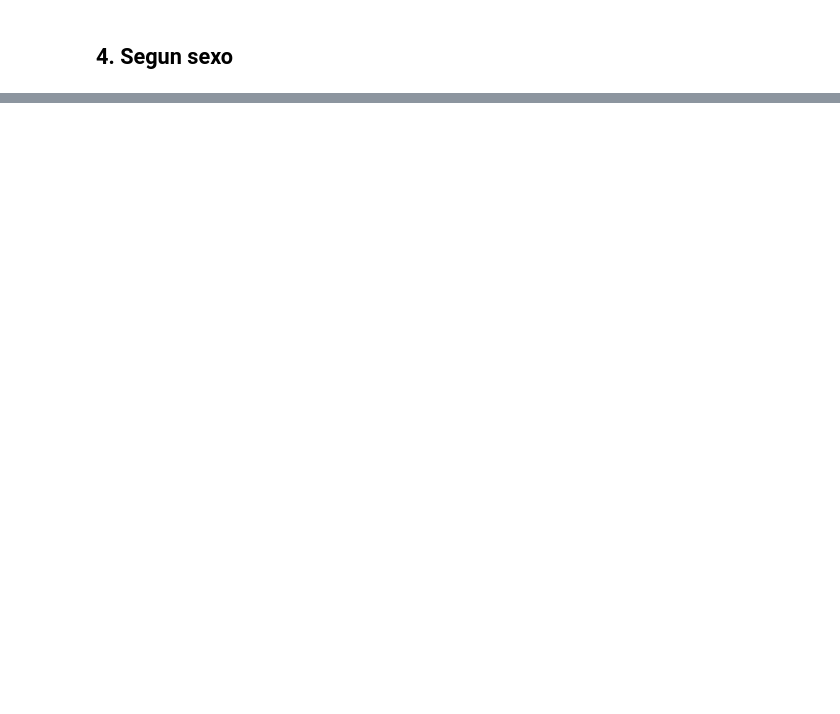
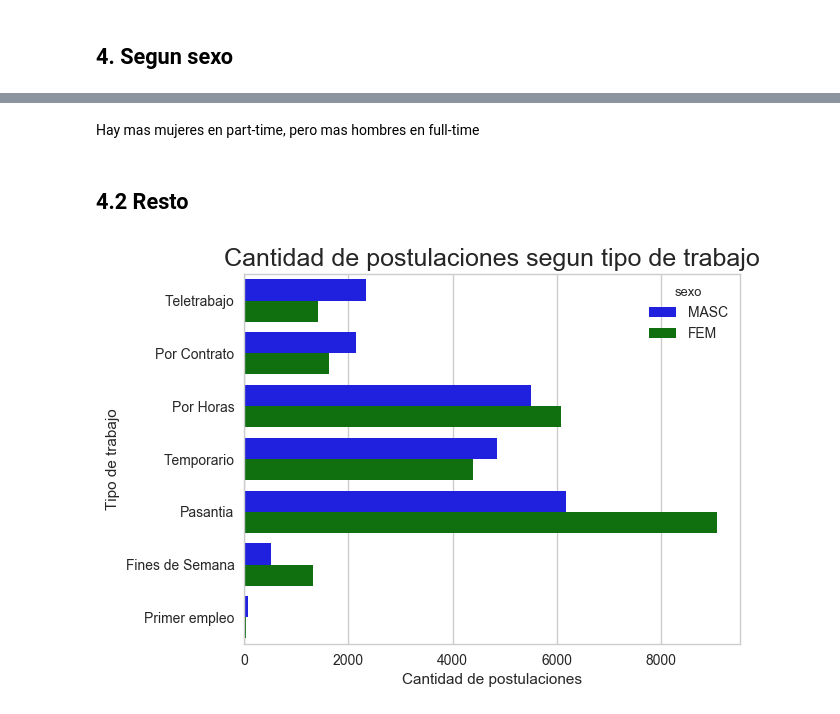
Before and after one commit to GastonMontes/75.06-Datos-TP1, a Jupyter notebook: Notebooks/Estudio de tipos de trabajo.ipynb, the cells around one changed output, grey strips where cells are left out. Saved outputs shown, nothing was run; the diff lists cells and outputs as text; code cells hidden in the pictures; blank space fills up the shorter version.

```diff
--- a/Notebooks/Estudio de tipos de trabajo.ipynb
+++ b/Notebooks/Estudio de tipos de trabajo.ipynb
@@ -180,0 +214,11 @@ KeyError: 'idaviso'
+# %% [markdown]
+Hay mas mujeres en part-time, pero mas hombres en full-time
+# %% [markdown]
+## 4.2 Resto
+# %%
+g = sns.countplot(y='tipo_de_trabajo', hue='sexo', data=datos_no_pt_ft, palette=['Blue', 'Green'])
+g.set_title('Cantidad de postulaciones segun tipo de trabajo', fontsize=18);
+g.set_ylabel('Tipo de trabajo');
+g.set_xlabel('Cantidad de postulaciones');
+# %% [output]
+[figure, added]
```
Also changed, not shown: parts of 51 cells of this notebook.
